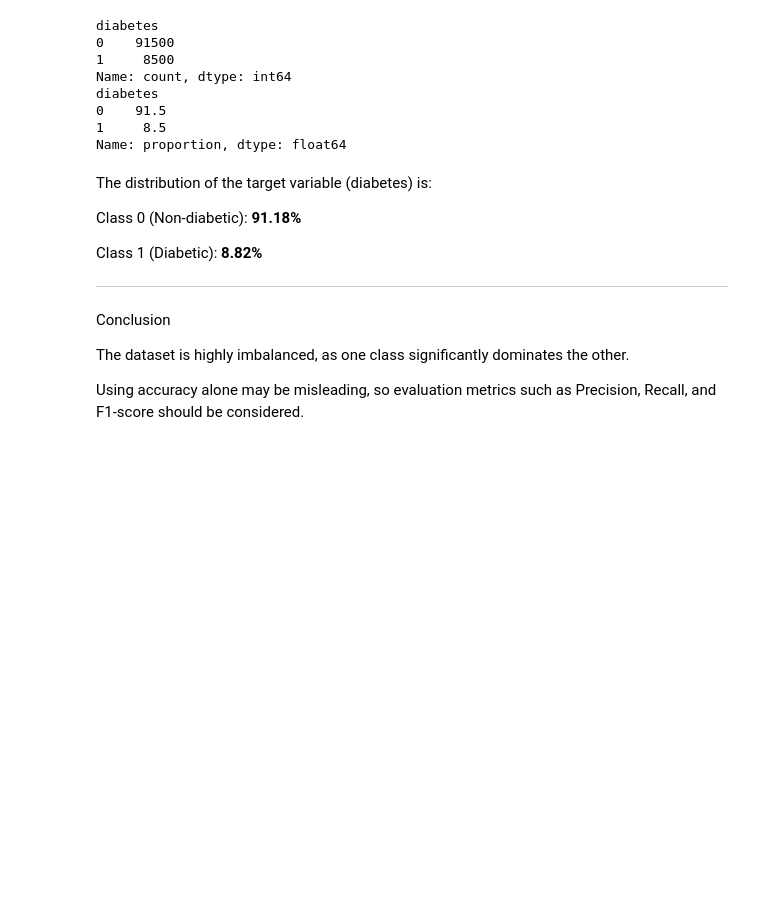
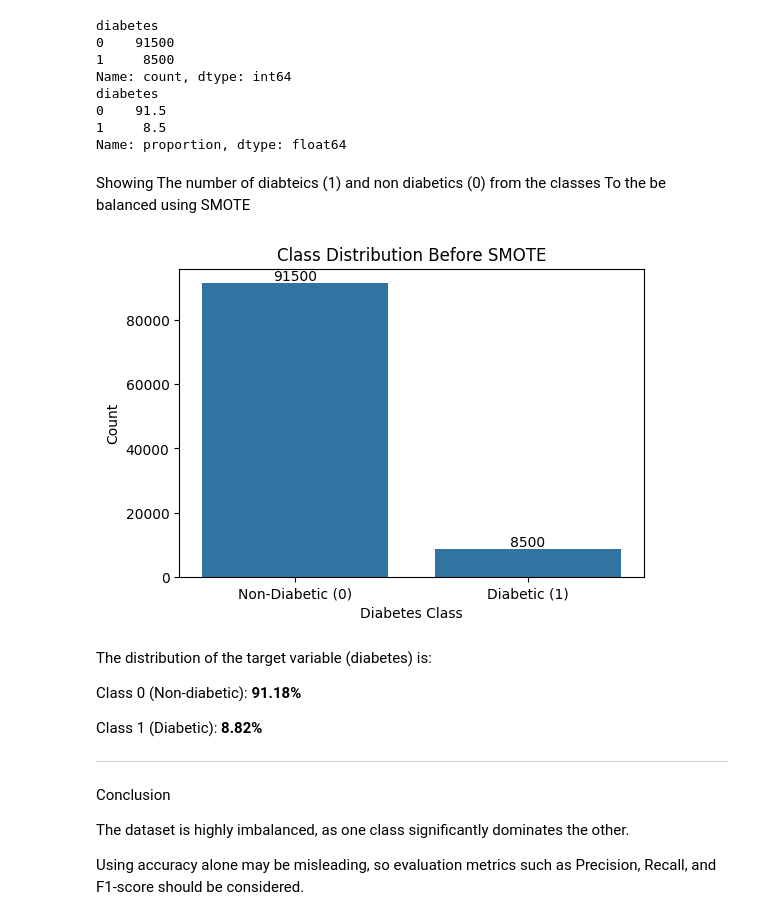
Before and after one commit to mohamedelziat50/Diabetes-Disease-Classification-MIU, a Jupyter notebook: Diabetes_Classification.ipynb, the cells around one changed output. Saved outputs shown, nothing was run; the diff lists cells and outputs as text; code cells hidden in the pictures; blank space fills up the shorter version.

```diff
--- a/Diabetes_Classification.ipynb
+++ b/Diabetes_Classification.ipynb
@@ -110,6 +113,26 @@ diabetes
 0    91.5
 1     8.5
 Name: proportion, dtype: float64
+# %% [markdown]
+Showing The number of diabteics (1) and non diabetics (0) from the classes To the be balanced using SMOTE
+# %%
+# BEFORE SMOTE (original data)
+
+plt.figure(figsize=(6, 4))
+
+ax = sns.countplot(data=df, x="diabetes")
+
+plt.title("Class Distribution Before SMOTE")
+plt.xlabel("Diabetes Class")
+plt.ylabel("Count")
+plt.xticks([0, 1], ["Non-Diabetic (0)", "Diabetic (1)"])
+
+for container in ax.containers:
+    ax.bar_label(container)
+
+plt.show()
+# %% [output]
+[figure, added]
 # %% [markdown]
 The distribution of the target variable (diabetes) is:
 
```
Also changed, not shown: parts of 14 cells of this notebook.
